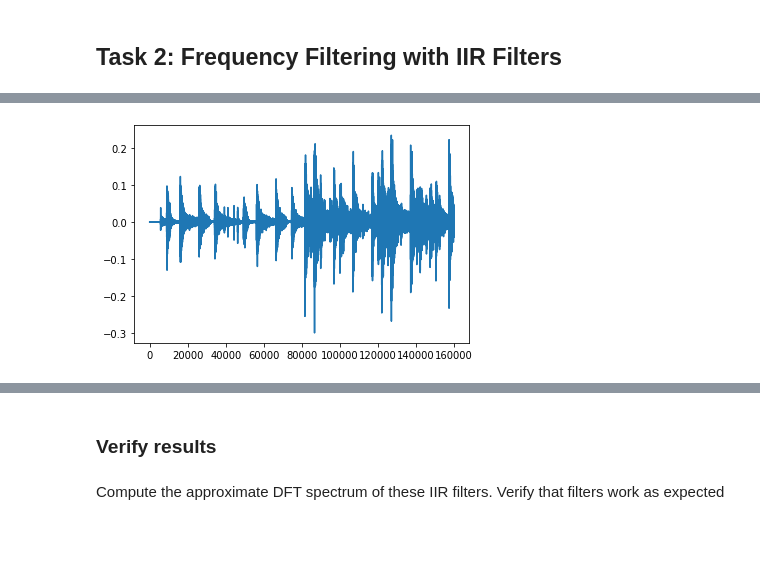
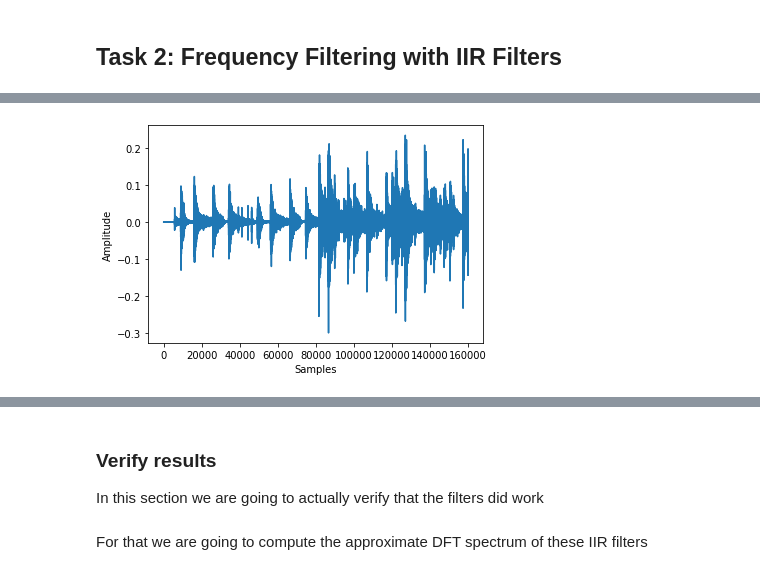
Before and after one commit to sham1lk/irc_dsp, a Jupyter notebook: lab3.ipynb, the cells around one changed output, grey strips where cells are left out. Cells and saved outputs as stored; diff of their text form; code cells hidden in the pictures; blank space fills up the shorter version.

```diff
--- a/lab3.ipynb
+++ b/lab3.ipynb
@@ -300,15 +319,19 @@ Wall time: 8.21 s
 # %%
 plt.plot(filtered_signal)
+plt.ylabel("Amplitude")
+plt.xlabel("Samples")
 plt.show()
 
 Audio(filtered_signal,rate=fs)
 # %% [output]
-[figure, old version]
+[figure, new version]
 [interactive output not drawn]
 # %% [markdown]
 ### Verify results
+
+In this section we are going to actually verify that the filters did work
 # %% [markdown]
-Compute the approximate DFT spectrum of these IIR filters. Verify that filters work as expected
+For that we are going to compute the approximate DFT spectrum of these IIR filters
 # %%
 # N = 1e8
 plt.figure(figsize=(15, 8))
```
Also changed, not shown: parts of 30 cells of this notebook.
